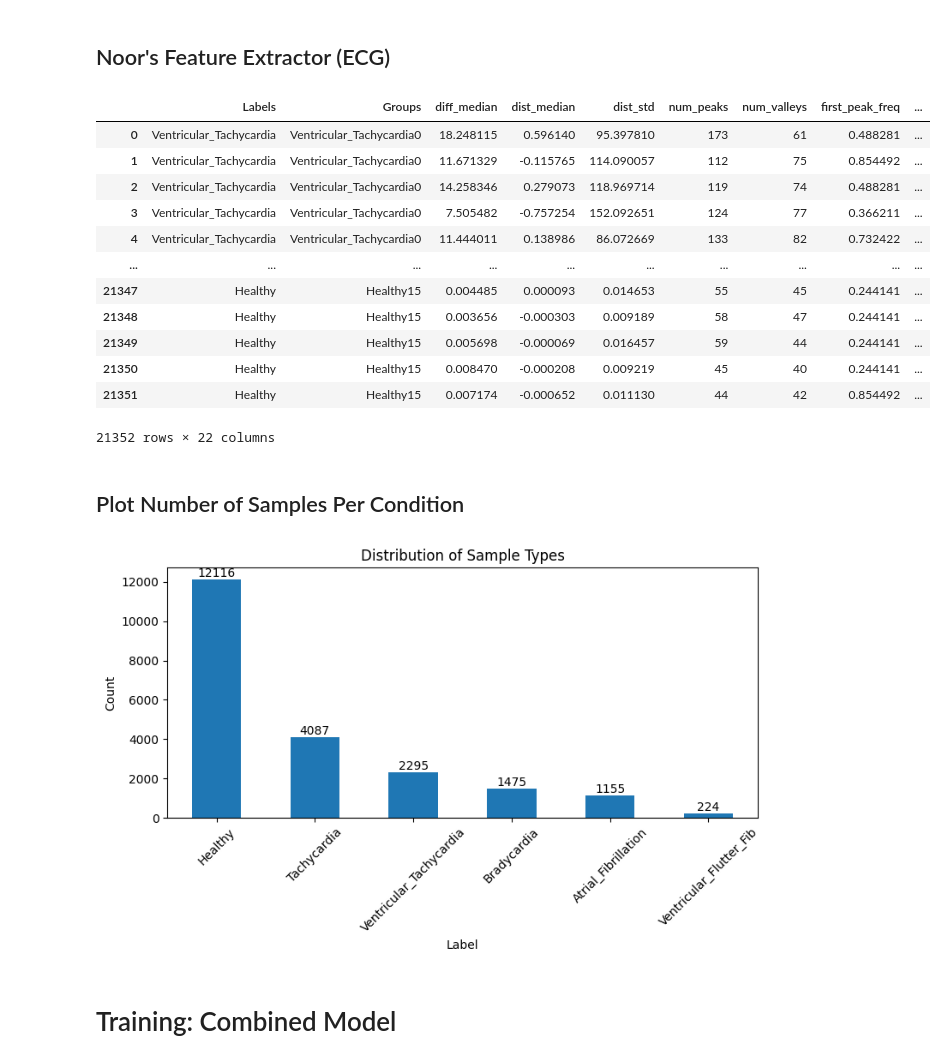
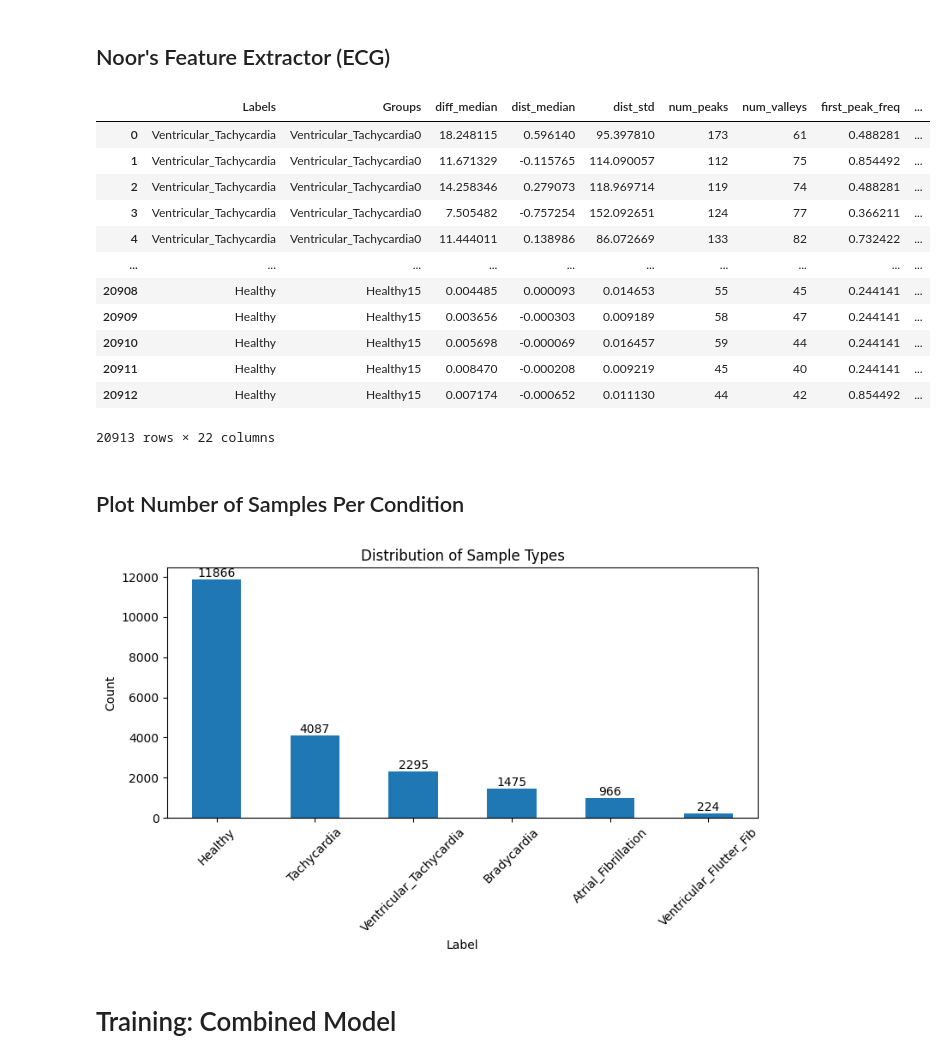
Before and after one commit to sarah-alabdulrazzak/RhythmGuard, a Jupyter notebook: Combined_Models.ipynb, the cells around one changed output. Saved outputs shown, nothing was run; the diff lists cells and outputs as text; code cells hidden in the pictures.

```diff
--- a/Combined_Models.ipynb
+++ b/Combined_Models.ipynb
@@ -280,7 +280,7 @@ for i in range(len(signals_ecg)):
                           rel_height=0.5)
     # Time domain features
     td_peaks, _ = find_peaks(signals_ecg[i],
-                          height=1,
+                          height=1.1,
                           threshold=0.005,
                           distance=0.3*fs,
                           prominence=0.2,
@@ -325,39 +325,39 @@ for i in range(len(signals_ecg)):
 
     # PPG
     ppg_features=extract_ppg_features(signals_ppg[i], labels[i], sampling_rate=125)
     systolic_amp.append(ppg_features["Systolic Amplitude"])
     diastolic_amp.append(ppg_features["Diastolic Amplitude"])
     systolic_area.append(ppg_features["Systolic Area"])
     diastolic_area.append(ppg_features["Diastolic Area"])
     systolic_time.append(ppg_features["Systolic Time"])
     diastolic_time.append(ppg_features["Diastolic Time"])
     pulse_interval.append(ppg_features["Pulse Interval"])
     pp_interval.append(ppg_features["Peak-to-Peak Interval"])
     fwhm.append(ppg_features["Full Width Half Maximum"])
 
 samples_df=pd.DataFrame({"Labels": labels_passed, "Groups": groups_passed, "diff_median":diff_median,
                          "dist_median": distance_median, "dist_std": distance_std, "num_peaks":num_peaks,
                          "num_valleys":num_valleys, "first_peak_freq":first_peak_freq, "second_peak_freq":second_peak_freq,
                          "rr_median": rr_median, "rr_std": rr_std, "ss_median": ss_median, "ss_std": ss_std,
                         "systolic_amp":systolic_amp, "diastolic_amp":diastolic_amp, "systolic_area":systolic_area,
                         "diastolic_area":diastolic_area, "systolic_time":systolic_time, "diastolic_time":diastolic_time,
                         "pulse_interval":pulse_interval, "pp_interval":pp_interval, "fwhm":fwhm})
 samples_df=samples_df.dropna().reset_index(drop=True)
 samples_df
 # %% [output]
 |  | Labels | Groups | diff_median | dist_median | dist_std | num_peaks | num_valleys | first_peak_freq | ... |
 | 0 | Ventricular_Tachycardia | Ventricular_Tachycardia0 | 18.248115 | 0.596140 | 95.397810 | 173 | 61 | 0.488281 | ... |
 | 1 | Ventricular_Tachycardia | Ventricular_Tachycardia0 | 11.671329 | -0.115765 | 114.090057 | 112 | 75 | 0.854492 | ... |
 | 2 | Ventricular_Tachycardia | Ventricular_Tachycardia0 | 14.258346 | 0.279073 | 118.969714 | 119 | 74 | 0.488281 | ... |
 | 3 | Ventricular_Tachycardia | Ventricular_Tachycardia0 | 7.505482 | -0.757254 | 152.092651 | 124 | 77 | 0.366211 | ... |
 | 4 | Ventricular_Tachycardia | Ventricular_Tachycardia0 | 11.444011 | 0.138986 | 86.072669 | 133 | 82 | 0.732422 | ... |
 | ... | ... | ... | ... | ... | ... | ... | ... | ... | ... |
-| 21347 | Healthy | Healthy15 | 0.004485 | 0.000093 | 0.014653 | 55 | 45 | 0.244141 | ... |
-| 21348 | Healthy | Healthy15 | 0.003656 | -0.000303 | 0.009189 | 58 | 47 | 0.244141 | ... |
-| 21349 | Healthy | Healthy15 | 0.005698 | -0.000069 | 0.016457 | 59 | 44 | 0.244141 | ... |
-| 21350 | Healthy | Healthy15 | 0.008470 | -0.000208 | 0.009219 | 45 | 40 | 0.244141 | ... |
-| 21351 | Healthy | Healthy15 | 0.007174 | -0.000652 | 0.011130 | 44 | 42 | 0.854492 | ... |
+| 20908 | Healthy | Healthy15 | 0.004485 | 0.000093 | 0.014653 | 55 | 45 | 0.244141 | ... |
+| 20909 | Healthy | Healthy15 | 0.003656 | -0.000303 | 0.009189 | 58 | 47 | 0.244141 | ... |
+| 20910 | Healthy | Healthy15 | 0.005698 | -0.000069 | 0.016457 | 59 | 44 | 0.244141 | ... |
+| 20911 | Healthy | Healthy15 | 0.008470 | -0.000208 | 0.009219 | 45 | 40 | 0.244141 | ... |
+| 20912 | Healthy | Healthy15 | 0.007174 | -0.000652 | 0.011130 | 44 | 42 | 0.854492 | ... |
-21352 rows × 22 columns
+20913 rows × 22 columns
 # %% [markdown]
 ## Plot Number of Samples Per Condition
 # %%
@@ -374,7 +374,7 @@ plt.bar_label(plt.gca().containers[0])  # Add count labels on bars
 plt.tight_layout()
 plt.show()
 # %% [output]
-[figure, old version]
+[figure, new version]
 # %% [markdown]
 # Training: Combined Model
 # %%
```
Also changed, not shown: parts of 4 cells of this notebook.
